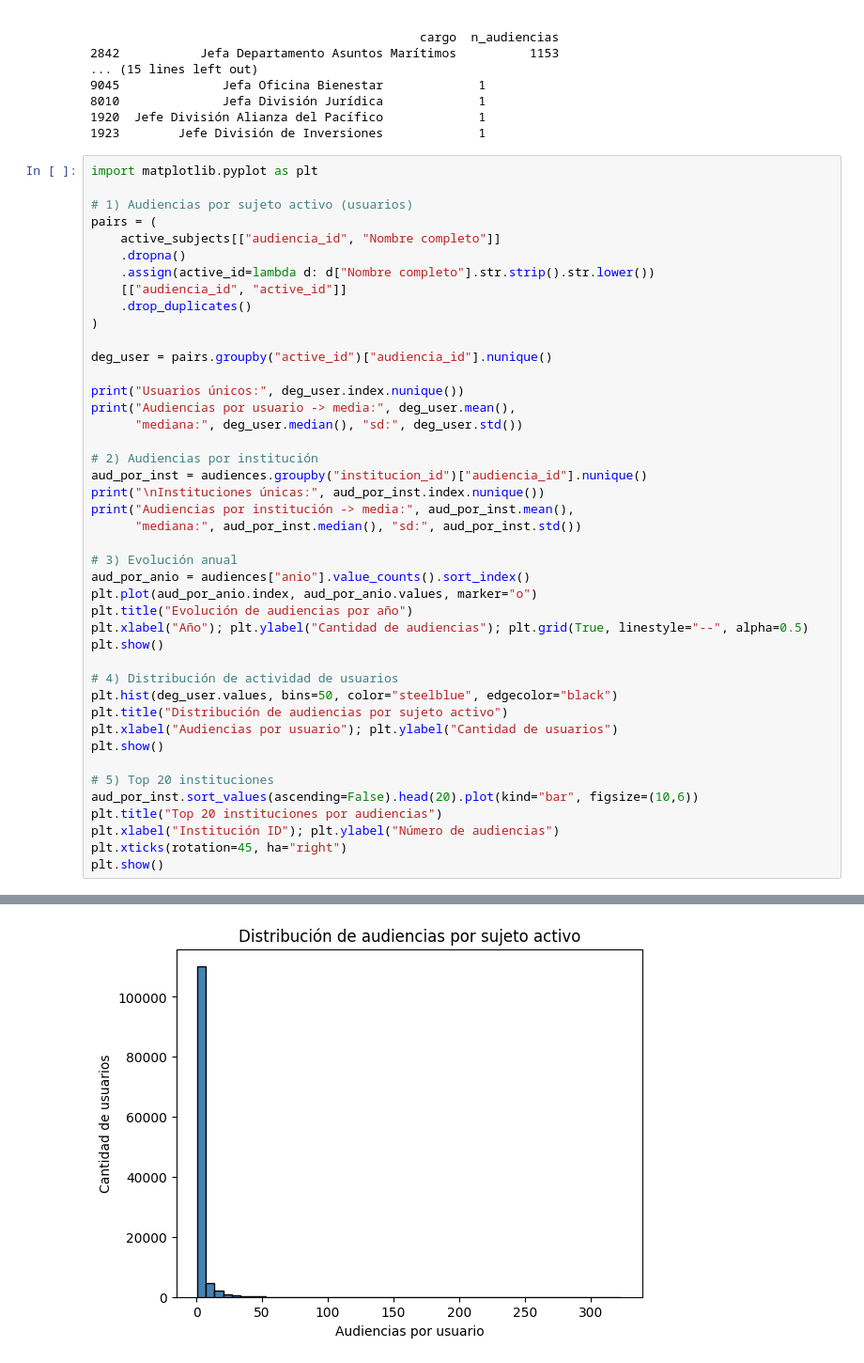
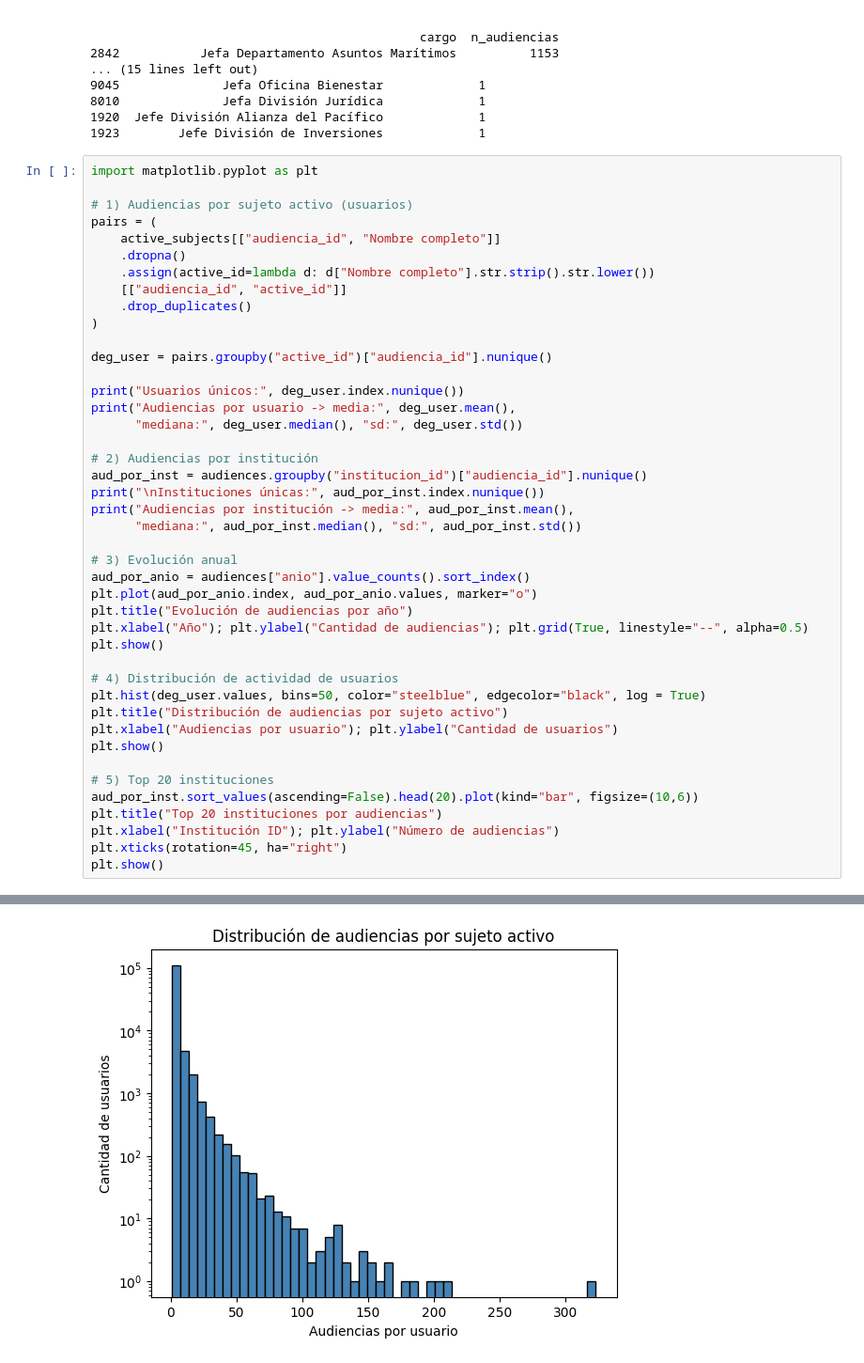
Before and after one commit to camirojasguajardo/lobby-recsys, a Jupyter notebook: data_analysis.ipynb, the cells around one changed output, grey strips where cells are left out. Shown: that part at 94% size. Drawn from its saved outputs; the diff is of its cells as text.

```diff
--- a/data_analysis.ipynb
+++ b/data_analysis.ipynb
@@ -89,33 +145,33 @@ print("Audiencias por usuario -> media:", deg_user.mean(),
 aud_por_inst = audiences.groupby("institucion_id")["audiencia_id"].nunique()
 print("\nInstituciones únicas:", aud_por_inst.index.nunique())
 print("Audiencias por institución -> media:", aud_por_inst.mean(),
       "mediana:", aud_por_inst.median(), "sd:", aud_por_inst.std())
 
 # 3) Evolución anual
 aud_por_anio = audiences["anio"].value_counts().sort_index()
 plt.plot(aud_por_anio.index, aud_por_anio.values, marker="o")
 plt.title("Evolución de audiencias por año")
 plt.xlabel("Año"); plt.ylabel("Cantidad de audiencias"); plt.grid(True, linestyle="--", alpha=0.5)
 plt.show()
 
 # 4) Distribución de actividad de usuarios
-plt.hist(deg_user.values, bins=50, color="steelblue", edgecolor="black")
+plt.hist(deg_user.values, bins=50, color="steelblue", edgecolor="black", log = True)
 plt.title("Distribución de audiencias por sujeto activo")
 plt.xlabel("Audiencias por usuario"); plt.ylabel("Cantidad de usuarios")
 plt.show()
 
 # 5) Top 20 instituciones
 aud_por_inst.sort_values(ascending=False).head(20).plot(kind="bar", figsize=(10,6))
 plt.title("Top 20 instituciones por audiencias")
 plt.xlabel("Institución ID"); plt.ylabel("Número de audiencias")
 plt.xticks(rotation=45, ha="right")
 plt.show()
 # %% [output]
 Usuarios únicos: 118761
 Audiencias por usuario -> media: 2.879219609130944 mediana: 1.0 sd: 5.720150402783089
 
 Instituciones únicas: 237
 Audiencias por institución -> media: 713.2995780590717 mediana: 322.0 sd: 1066.4897111273503
 [figure]
-[figure, old version]
+[figure, new version]
 [figure]
```
Also changed, not shown: parts of 6 cells of this notebook, 5 other files.
